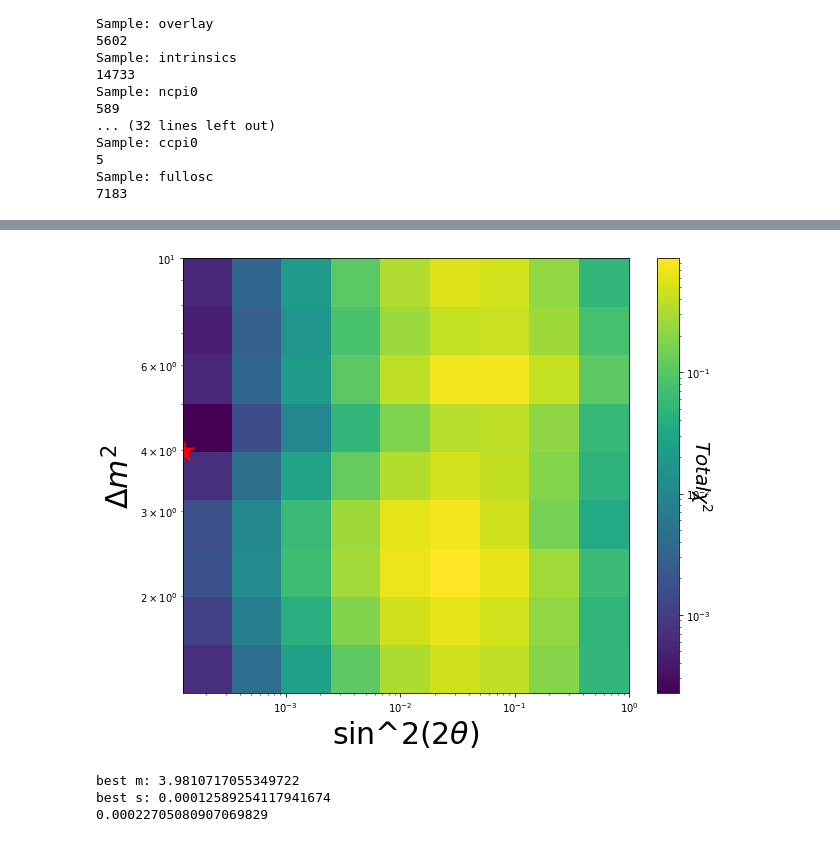
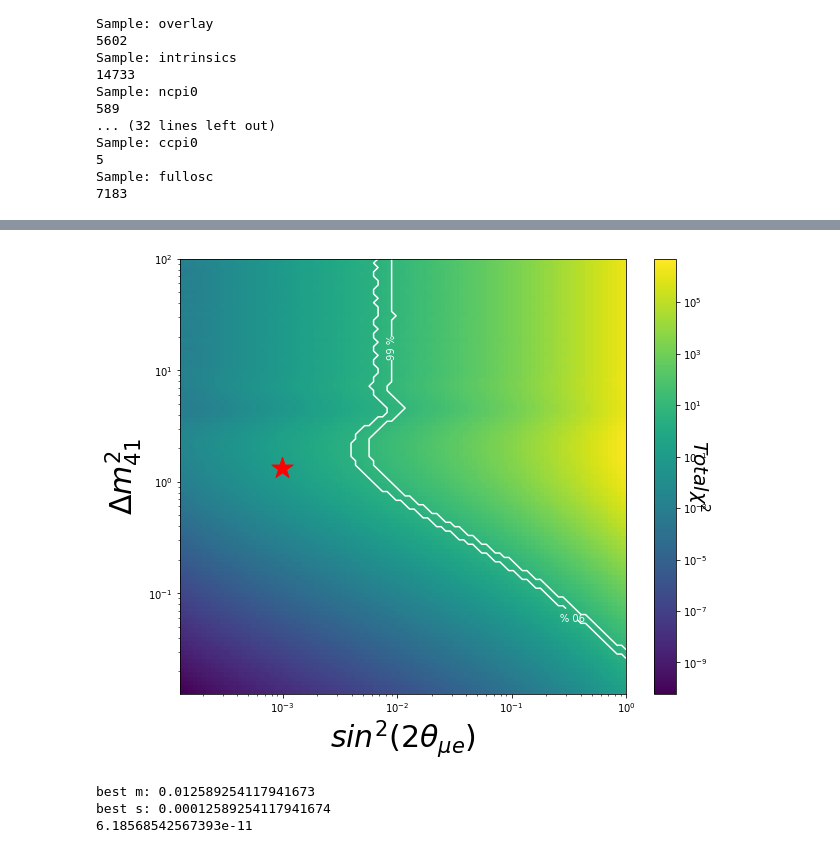
Before and after one commit to kmason03/NueAppearanceStudy, a Jupyter notebook: AppearencePlots.ipynb, the cells around one changed output, grey strips where cells are left out. Cells and saved outputs as stored; diff of their text form; code cells hidden in the pictures.

```diff
--- a/AppearencePlots.ipynb
+++ b/AppearencePlots.ipynb
@@ -168,8 +166,10 @@ Sample: fullosc
 # %%
 # read in grid search file info here
 # this is complicated since the writing was simplistic
-bins = 10
-with open("gridsearch_MCsens_SO.txt","r") as gridsearch:
+bins = 100
+shapeonly = False
+usedata= False
+with open("gridsearch_MCsens_allosc.txt","r") as gridsearch:
     lines = gridsearch.readlines()
     m41_list =[]
     sin22theta_list=[]
@@ -186,7 +186,7 @@ with open("gridsearch_MCsens_SO.txt","r") as gridsearch:
     bests = float(lines[-2].strip())
     bestchi = float(lines[-1].strip())
 
-if True:
+if False:
     print(m41_list,len(m41_list))
     print(sin22theta_list, len(sin22theta_list))
     print(chi2_list, len(chi2_list),len(chi2_list[0]))
@@ -218,7 +200,9 @@ confidence_arr = np.zeros((bins,bins))
 deltachi_arr = np.zeros((bins,bins))
 for s in range(len(chi2_list)):
     for m in range(len(chi2_list[s])):
-            delta = chi2_list[s][m] - bestchi
+            if usedata==False: nullchi=0
+            else: nullchi = bestchi
+            delta = chi2_list[s][m] - nullchi
             deltachi_arr[s][m] = abs(delta)
             if delta == 0: deltachi_arr[s][m] = .000001
             if delta < 4.6:
@@ -233,38 +217,40 @@ for s in range(len(chi2_list)):
 import matplotlib.colors as colors
 fig,ax = plt.subplots(figsize=(10,8))
 y,x = np.meshgrid(m41_list, sin22theta_list)
 
 #convert intensity (list of lists) to a numpy array for plotting
 intensity = np.array(chi2_list)
+# print(intensity)
 
 #now just plug the data into pcolormesh
 plt.pcolormesh(x, y, intensity,norm=colors.LogNorm(vmin=intensity.min(), vmax=intensity.max()))
+# plt.pcolormesh(x, y, intensity, vmax=20)
 cbar = plt.colorbar()
 cbar.set_label(r'$Total \chi^2$',rotation=270,fontsize=20)
 #contour plots
 contours = plt.contour(x, y, confidence_arr,[.9,.99], colors='white',fontsize=20);
 
 def fmt(x):
     s = f"{x*100:.0f}"
     return rf"{s} \%" if plt.rcParams["text.usetex"] else f"{s} %"
 
 label1 = plt.clabel(contours, contours.levels, inline=True, fmt=fmt, fontsize=10,rightside_up=False)
 
-plt.scatter([bests],[bestm],color = 'red',marker='*',s=500)
+plt.scatter([0.00098],[1.32],color = 'red',marker='*',s=500)
 
-plt.xlabel(r"sin^2(2$\theta$)",fontsize=30)
-plt.ylabel(r"$\Delta m^2$",fontsize=30)
+plt.xlabel(r"$sin^2$(2$\theta_{\mu e}$)",fontsize=30)
+plt.ylabel(r"$\Delta m^2_{41}$",fontsize=30)
 plt.xscale("log")
 plt.yscale("log")
 plt.savefig('CLplot_statonly_210901.png')
 plt.show()
 
 print("best m:",bestm)
 print("best s:",bests)
 print(bestchi)
 # %% [output]
-[figure, old version]
+[figure, new version]
-best m: 3.9810717055349722
+best m: 0.012589254117941673
 best s: 0.00012589254117941674
-0.00022705080907069829
+6.18568542567393e-11
 # %%
```
Also changed, not shown: parts of 8 cells of this notebook, 11 other files.
